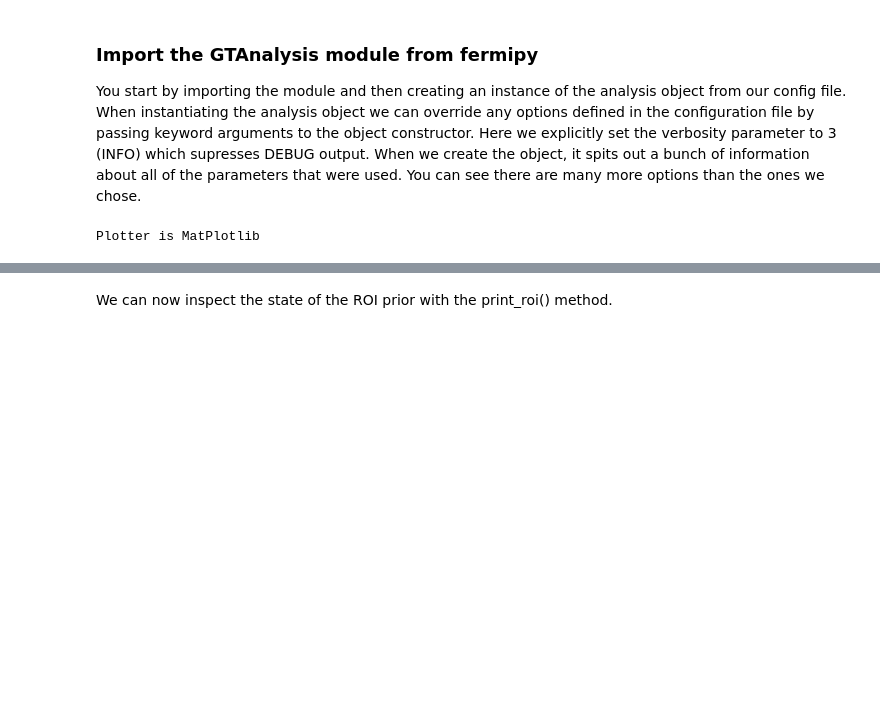
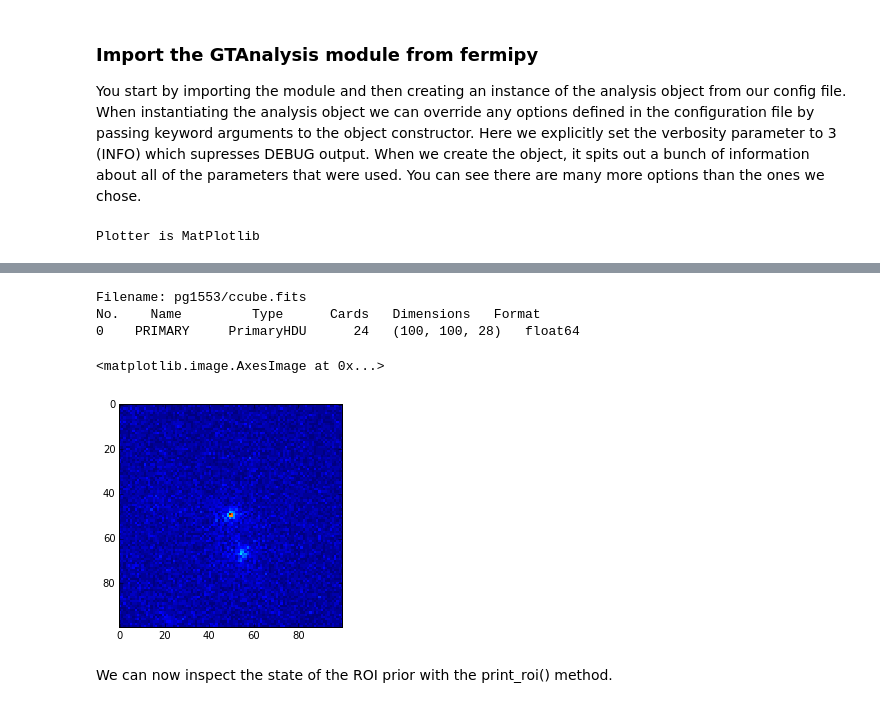
Before and after one commit to fermiPy/fermipy, a Jupyter notebook: notebooks/PG 1553+113.ipynb, the cells around one changed output, grey strips where cells are left out. Drawn from its saved outputs; the diff is of its cells as text; code cells hidden in the pictures; blank space fills up the shorter version.

```diff
--- a/notebooks/PG 1553+113.ipynb
+++ b/notebooks/PG 1553+113.ipynb
@@ -129,3 +145,18 @@ gta.setup()
+# %%
+import astropy.io.fits as pyfits
+
+h = pyfits.open('pg1553/ccube.fits')
+h.info()
+counts = h[0].data
+counts.shape
+plt.figure()
+plt.imshow(np.sum(counts,axis=0),interpolation='nearest')
+# %% [output]
+Filename: pg1553/ccube.fits
+No.    Name         Type      Cards   Dimensions   Format
+0    PRIMARY     PrimaryHDU      24   (100, 100, 28)   float64
+<matplotlib.image.AxesImage at 0x...>
+[figure, added]
 # %% [markdown]
 We can now inspect the state of the ROI prior with the print_roi() method.
 # %%
```
Also changed, not shown: parts of 18 cells of this notebook, 1 other file.
